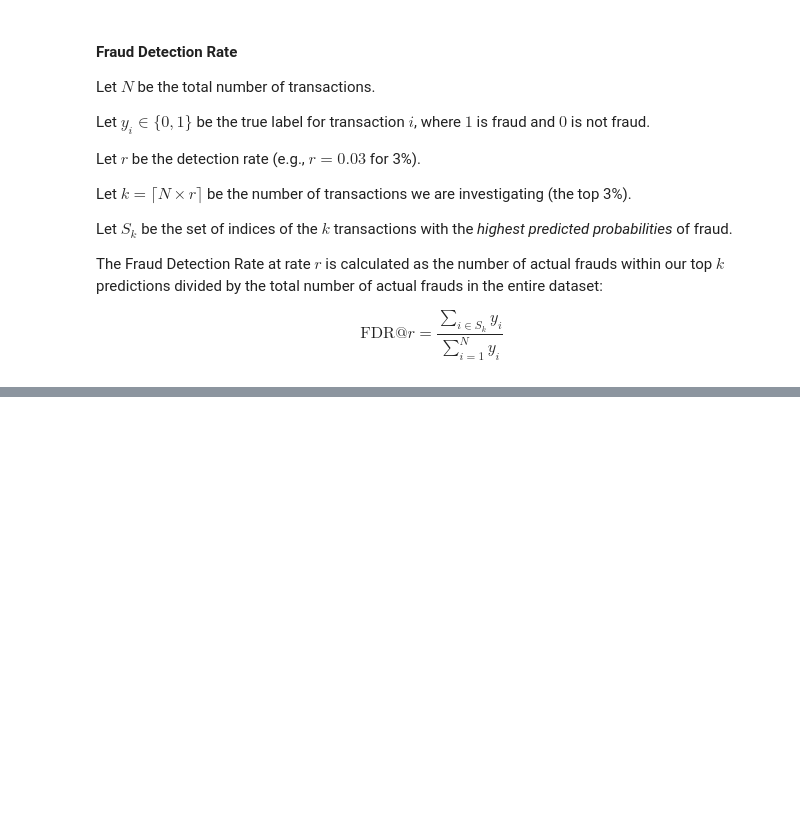
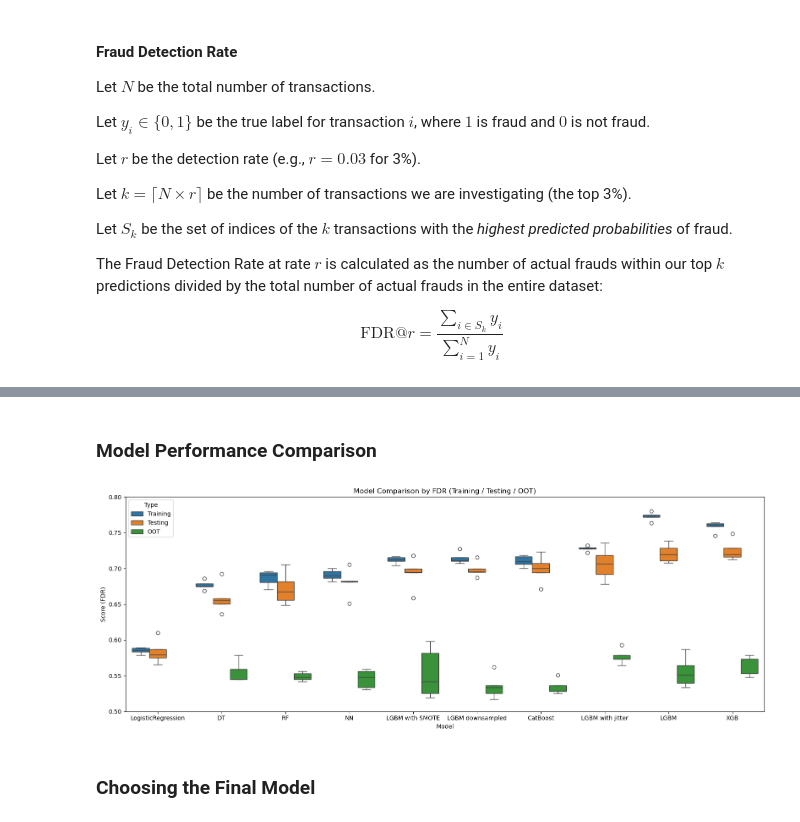
Before and after one commit to kevinp972/fraud-detection-model, a Jupyter notebook: 5_model_building_eval.ipynb, the cells around one changed output, grey strips where cells are left out. Drawn from its saved outputs; the diff is of its cells as text; code cells hidden in the pictures; blank space fills up the shorter version.

```diff
--- a/5_model_building_eval.ipynb
+++ b/5_model_building_eval.ipynb
@@ -246,0 +522,10 @@ Mean FDR: Train=0.689, Val=0.671, OOT=0.548
+# %%
+results_neural_network = evaluate_model_cv(
+    X_train_test,
+    y_train_test,
+    X_oot,
+    y_oot,
+    model=MLPClassifier(random_state=69, hidden_layer_sizes=(10,10), alpha=.01, learning_rate_init=.01),
+    n_splits=5,
+    detect_rate=0.03
+)
@@ -246,0 +666,2 @@ Mean FDR: Train=0.689, Val=0.671, OOT=0.548
+# %% [markdown]
+### Model Performance Comparison
@@ -246,0 +704,30 @@ Mean FDR: Train=0.689, Val=0.671, OOT=0.548
+# %%
+test_means = (
+    plot_df[plot_df["Type"] == "Testing"]
+    .groupby("Model")["Score"]
+    .mean()
+    .sort_values(ascending=True)
+)
+model_order = test_means.index.tolist()
+
+plt.figure(figsize=(16, 6))
+sns.boxplot(
+    data=plot_df,
+    x="Model",
+    y="Score",
+    hue="Type",
+    order=model_order,
+    palette=sns.color_palette(),
+)
+
+plt.xlabel("Model")
+plt.ylabel("Score (FDR)")
+plt.ylim(0.5, 0.8)
+plt.title("Model Comparison by FDR (Training / Testing / OOT)")
+plt.legend(title="Type")
+plt.tight_layout()
+plt.show()
+# %% [output]
+[figure, added]
+# %% [markdown]
+### Choosing the Final Model
```
Also changed, not shown: parts of 25 cells of this notebook, 2 other files.
